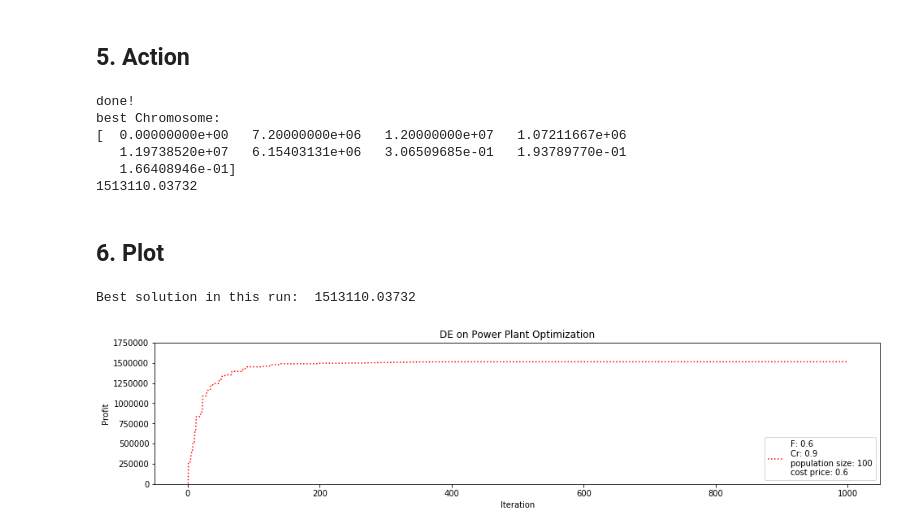
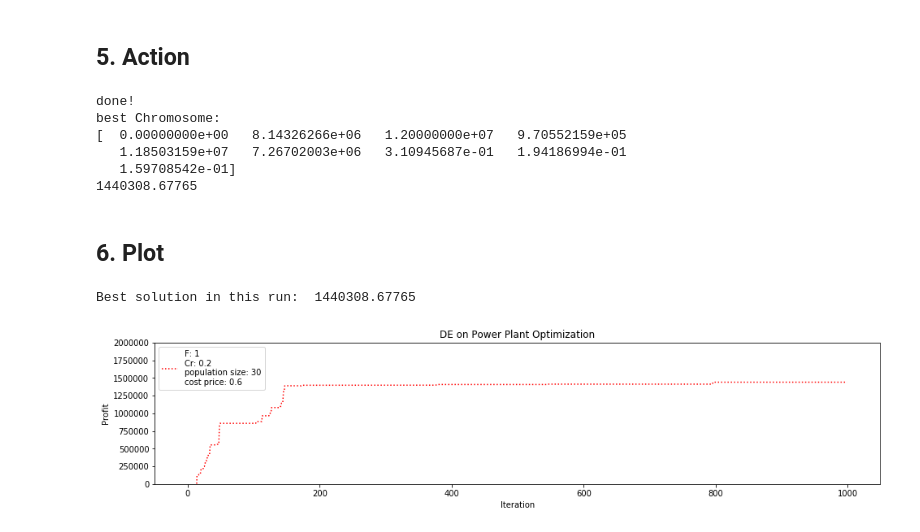
Before and after one commit to pphilihpp/NatureInspiredAlgorithms, a Jupyter notebook: 04_DifferentialEvolution/differentialevolution_nb.ipynb, the cells around one changed output. Cells and saved outputs as stored; diff of their text form; code cells hidden in the pictures.

```diff
--- a/04_DifferentialEvolution/differentialevolution_nb.ipynb
+++ b/04_DifferentialEvolution/differentialevolution_nb.ipynb
@@ -43,7 +43,9 @@ def initialize(population_size_NP,e1,e2,e3,d1,d2,d3,p1,p2,p3):
 # %% [markdown]
 ## 2. Mutation
 # %%
-def make_vector_feasible(donor_vector,e1,e2,e3,d1,d2,d3,p1,p2,p3):
+# This function checks, wether the created donor_vector is feasible or not. If it is not feasible, the corresponding value,
+# which exceeds the boundary, is changed to the boundary itself (as it is proposed in the paper).
+.def make_vector_feasible(donor_vector,e1,e2,e3,d1,d2,d3,p1,p2,p3):
     feasible = True
     if (donor_vector[0] < 0):
         donor_vector[0] = 0
@@ -192,9 +194,9 @@ def get_best(new_population,population_size_NP,e1,e2,e3,d1,d2,d3,p1,p2,p3):
     return best_chromosome
 # %%
 # set factors:
-scale_factor_F = 0.6
-cross_over_rate_Cr = 0.9
-population_size_NP = 100
+scale_factor_F = 1
+cross_over_rate_Cr = 0.2
+population_size_NP = 30
 cost_price = 0.6
 
 # total energy values (for all plants)
@@ -245,10 +247,10 @@ print(objective(best_chromosome,cost_price,e1,e2,e3,d1,d2,d3,p1,p2,p3))
 # %% [output]
 done!
 best Chromosome:
-[  0.00000000e+00   7.20000000e+06   1.20000000e+07   1.07211667e+06
-   1.19738520e+07   6.15403131e+06   3.06509685e-01   1.93789770e-01
-   1.66408946e-01]
-1513110.03732
+[  0.00000000e+00   8.14326266e+06   1.20000000e+07   9.70552159e+05
+   1.18503159e+07   7.26702003e+06   3.10945687e-01   1.94186994e-01
+   1.59708542e-01]
+1440308.67765
 # %% [markdown]
 ## 6. Plot
 # %%
@@ -262,13 +264,13 @@ def simple_plot(best_profit_per_run,minimum_solution,best_solution,scale_factor_
 # %%
 best_profit_per_run = best_solution_list
 best_solution = max(best_solution_list)
 scale_factor_F_plot = scale_factor_F
 cross_over_rate_Cr_plot = cross_over_rate_Cr
 population_size_NP_plot = population_size_NP
 cost_price_plot = cost_price
 
 print("Best solution in this run: ",best_solution)
-simple_plot(best_profit_per_run,0,1750000,scale_factor_F_plot,cross_over_rate_Cr_plot,population_size_NP_plot,cost_price_plot)
+simple_plot(best_profit_per_run,0,2000000,scale_factor_F_plot,cross_over_rate_Cr_plot,population_size_NP_plot,cost_price_plot)
 # %% [output]
-Best solution in this run:  1513110.03732
+Best solution in this run:  1440308.67765
-[figure, old version]
+[figure, new version]
```
